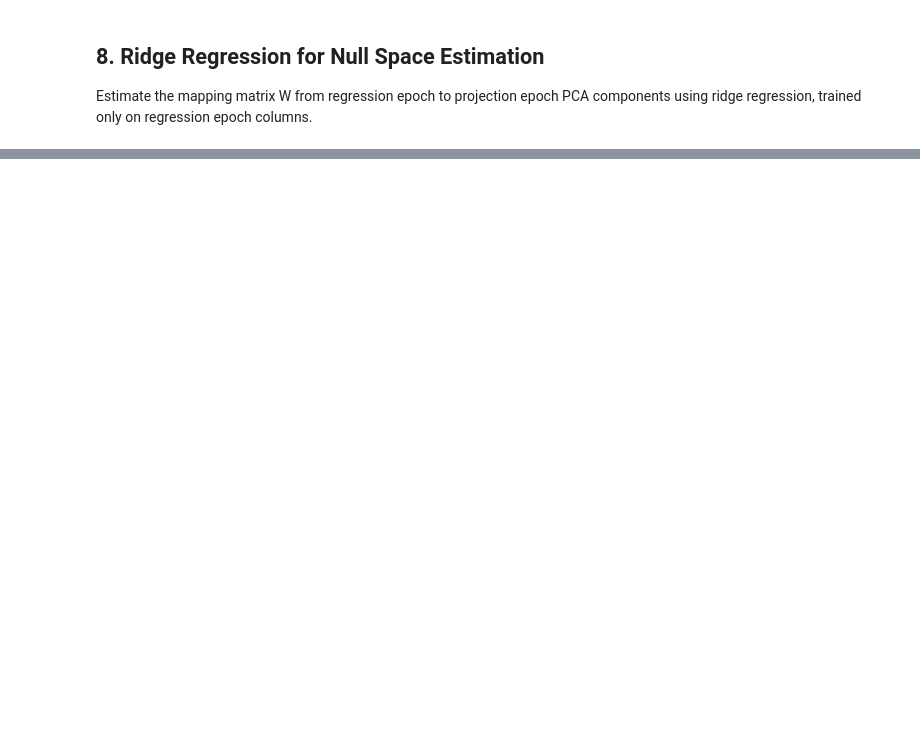
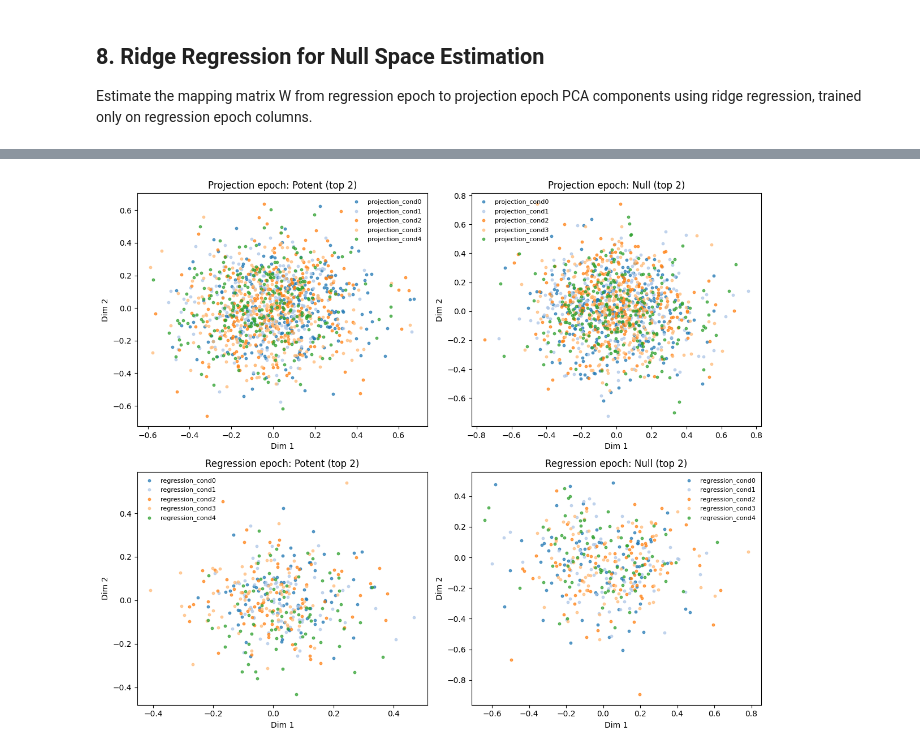
Before and after one commit to ioqfwfq/SBCAT, a Jupyter notebook: null_space.ipynb, the cells around one changed output, grey strips where cells are left out. Saved outputs shown, nothing was run; the diff lists cells and outputs as text; code cells hidden in the pictures; blank space fills up the shorter version.

```diff
--- a/null_space.ipynb
+++ b/null_space.ipynb
@@ -2369,0 +2284,20 @@ print(f"  Ready for further analysis and across-subjects comparison")
+# %%
+# Project source latent activity into potent & null coordinates
+N_lat = pc_matrix_source  # (k_source × T) latent source trajectories (all epochs/conditions)
+T_all = N_lat.shape[1]
+
+N_pot = V_pot.T @ N_lat if V_pot.size else np.empty((0, T_all))
+N_null = V_null.T @ N_lat if V_null.size else np.empty((0, T_all))
+
+# Store for downstream use
+potent_basis_source = V_pot
+null_basis_source = V_null
+potent_timecourses = N_pot
+null_timecourses = N_null
+
+print("=== Potent/Null Projections (source latent space) ===")
+print(f"N_lat shape: {N_lat.shape} (k_source × T)")
+print(f"N_pot shape: {N_pot.shape} (r × T)")
+print(f"N_null shape: {N_null.shape} ((k_source - r) × T)")
+print("  Each row is one dimension's timecourse in potent/null space")
+print("✓ Potent/null coordinates computed")
@@ -2369,0 +2567,80 @@ print(f"  Ready for further analysis and across-subjects comparison")
+# %%
+# Visualization helpers and plots
+import matplotlib.pyplot as plt
+from matplotlib import cm
+
+# Label construction (reuse if already built)
+n_cols_total = pc_matrix_source.shape[1]
+labels_all = np.array([f'col_{i}' for i in range(n_cols_total)], dtype=object)
+if 'combined_group_info' in globals() and combined_group_info is not None:
+    for name, sl in combined_group_info.items():
+        labels_all[sl] = name
+elif 'combined_column_labels' in globals() and combined_column_labels is not None and len(combined_column_labels) == n_cols_total:
+    labels_all = np.array(combined_column_labels, dtype=object)
+
+# Epoch masks
+idx_reg = idx_regression
+idx_proj = idx_project
+
+# --- 1) Trajectories in potent vs null (top 2 dims) ---
+def plot_2d(X, labels, title, ax):
+    if X.shape[0] < 2 or X.shape[1] == 0:
+        ax.text(0.5, 0.5, 'Not enough dims/points', ha='center')
+        ax.set_axis_off()
+        return
+    # Map labels to ints/colors
+    uniq = np.unique(labels)
+    color_map = {lab: cm.tab20(i % 20) for i, lab in enumerate(uniq)}
+    for lab in uniq:
+        mask = labels == lab
+        ax.scatter(X[0, mask], X[1, mask], s=10, alpha=0.7, color=color_map[lab], label=str(lab))
+    ax.set_xlabel('Dim 1')
+    ax.set_ylabel('Dim 2')
+    ax.set_title(title)
+    ax.legend(fontsize=8, markerscale=1, frameon=False)
+
+fig, axs = plt.subplots(2, 2, figsize=(12, 10))
+plot_2d(N_pot[:, idx_proj], labels_all[idx_proj], 'Projection epoch: Potent (top 2)', axs[0, 0])
+plot_2d(N_null[:, idx_proj], labels_all[idx_proj], 'Projection epoch: Null (top 2)', axs[0, 1])
+plot_2d(N_pot[:, idx_reg], labels_all[idx_reg], 'Regression epoch: Potent (top 2)', axs[1, 0])
+plot_2d(N_null[:, idx_reg], labels_all[idx_reg], 'Regression epoch: Null (top 2)', axs[1, 1])
+plt.tight_layout()
+plt.show()
+
+# --- 2) Regression prediction check ---
+try:
+    M_reg  # ensure from Section 10
+except NameError:
+    M_reg = pc_matrix_target[:, idx_reg]
+    M_hat_pot = W_matrix @ (V_pot @ N_pot[:, idx_reg])
+    M_hat_null = W_matrix @ (V_null @ N_null[:, idx_reg])
+
+fig, ax = plt.subplots(1, 2, figsize=(12, 5))
+ax[0].scatter(M_reg.ravel(), M_hat_pot.ravel(), s=5, alpha=0.5)
+ax[0].set_xlabel('M_reg (true)')
+ax[0].set_ylabel('M_hat_pot')
+ax[0].set_title('Regression epoch: true vs potent prediction')
+
+ax[1].hist(M_hat_null.ravel(), bins=50, color='gray', alpha=0.8)
+ax[1].set_title('Regression epoch: M_hat_null distribution')
+ax[1].set_xlabel('Predicted value (null-only)')
+ax[1].set_ylabel('Count')
+plt.tight_layout()
+plt.show()
+
+# --- 3) Decoding bar plot ---
+fig, ax = plt.subplots(figsize=(8, 5))
+labels = ['Projection potent', 'Projection null', 'Regression potent', 'Regression null']
+means = [proj_pot_acc, proj_null_acc, reg_pot_acc, reg_null_acc]
+errs = [proj_pot_std, proj_null_std, reg_pot_std, reg_null_std]
+x = np.arange(len(labels))
+ax.bar(x, means, yerr=errs, capsize=5, color=['steelblue', 'seagreen', 'tomato', 'gray'], alpha=0.8)
+ax.set_xticks(x)
+ax.set_xticklabels(labels, rotation=20)
+ax.set_ylabel('CV accuracy')
+ax.set_ylim(0, 1)
+ax.set_title('Condition decoding: potent vs null (projection vs regression)')
+plt.tight_layout()
+plt.show()
+# %% [output]
+[figure, added]
```
Also changed, not shown: parts of 61 cells of this notebook.
